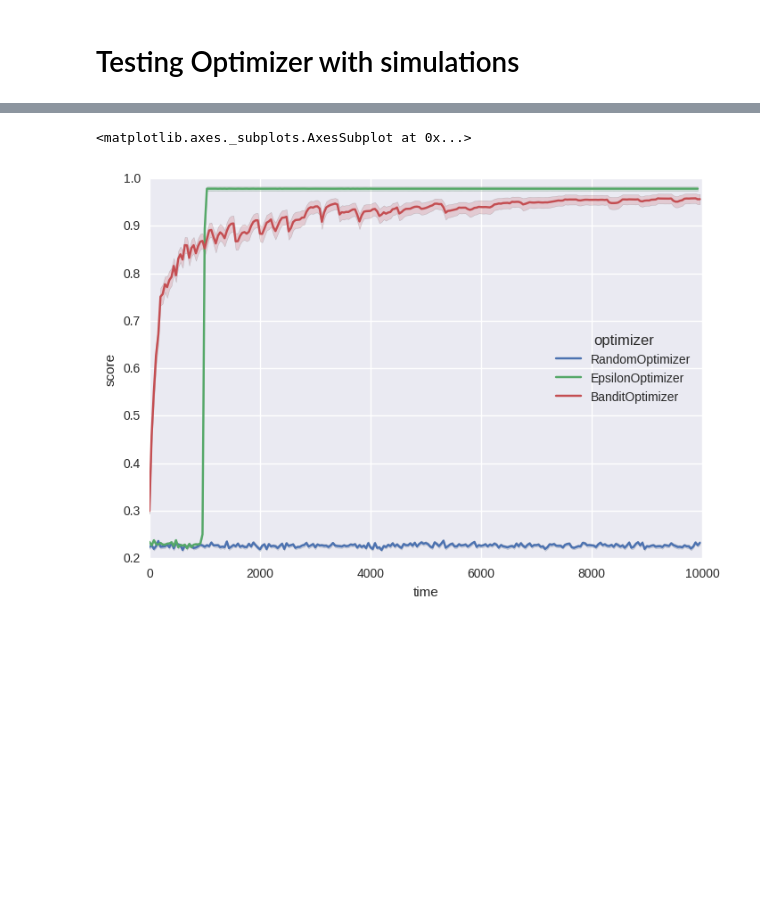
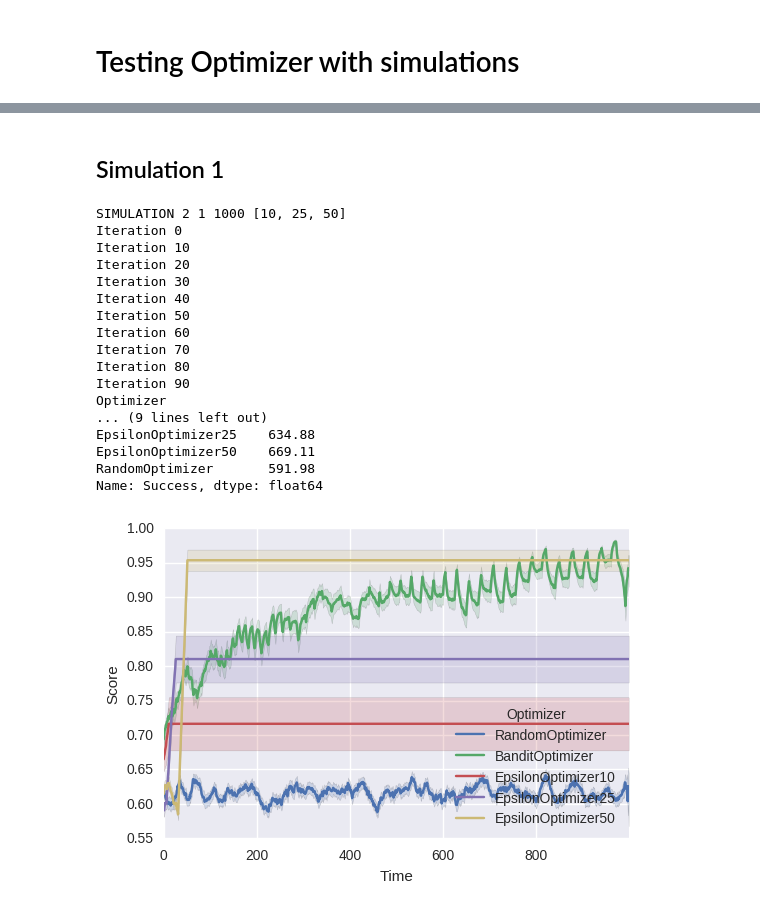
Before and after one commit to chili-epfl/ASILE, a Jupyter notebook: Campus-Analysis.ipynb, the cells around one changed output, grey strips where cells are left out. Cells and saved outputs as stored; diff of their text form; code cells hidden in the pictures; blank space fills up the shorter version.

```diff
--- a/Campus-Analysis.ipynb
+++ b/Campus-Analysis.ipynb
@@ -198,9 +209,23 @@ Iteration 45
-# %%
-sns.set(style="darkgrid")
-
-# Plot the response with standard error
-sns.tsplot(data=data, time="time", unit="unit",
-           condition="optimizer", value="score")
-# %% [output]
-<matplotlib.axes._subplots.AxesSubplot at 0x...>
-[figure, removed]
+# %% [markdown]
+## Simulation 1
+# %%
+runSimulation(2, 1, 1000, [10, 25, 50])
+# %% [output]
+SIMULATION 2 1 1000 [10, 25, 50]
+Iteration 0
+Iteration 10
+Iteration 20
+Iteration 30
+Iteration 40
+Iteration 50
+Iteration 60
+Iteration 70
+Iteration 80
+Iteration 90
+Optimizer
+... (9 lines left out)
+EpsilonOptimizer25    634.88
+EpsilonOptimizer50    669.11
+RandomOptimizer       591.98
+Name: Success, dtype: float64
+[figure, added]
```
Also changed, not shown: parts of 13 cells of this notebook, 6 other files.
